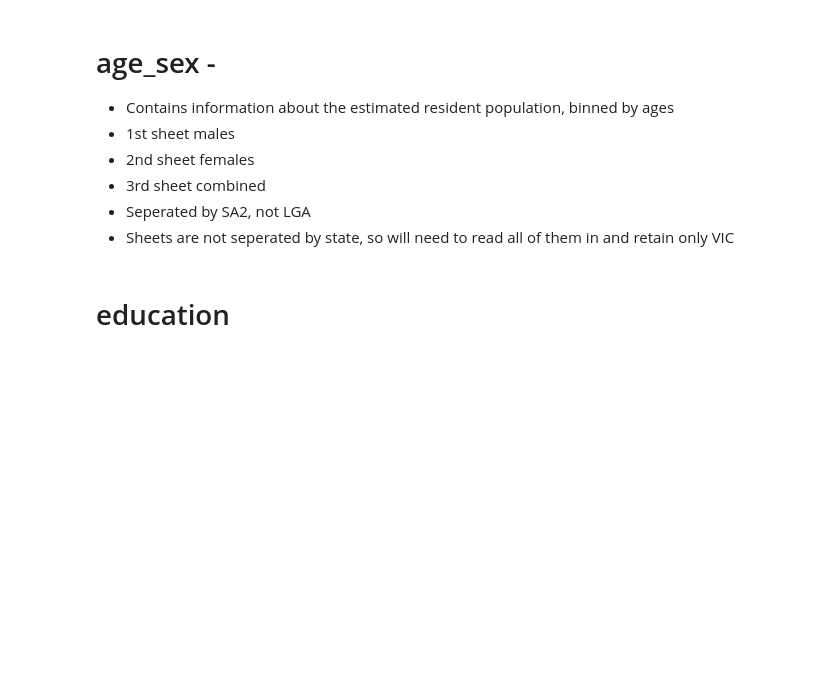
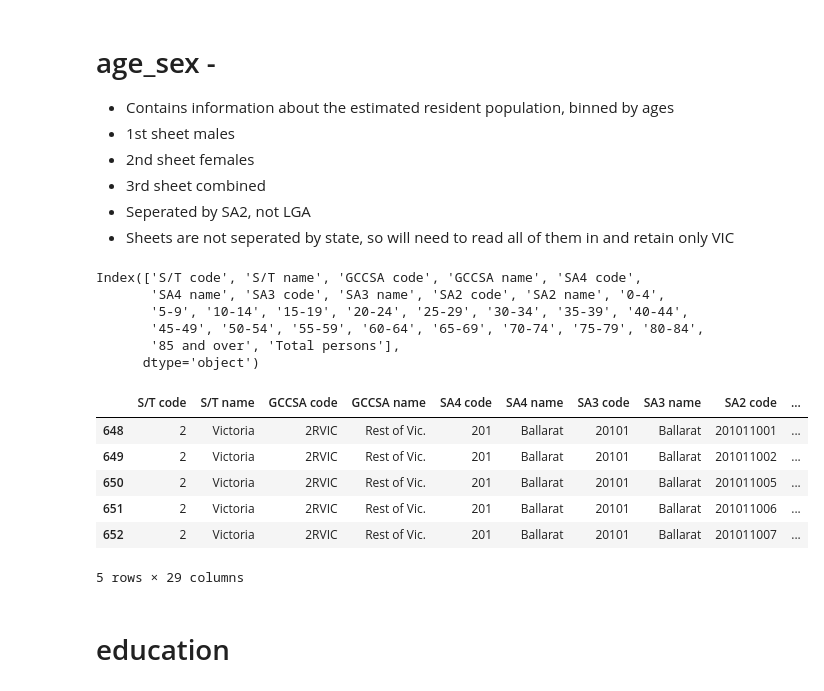
Before and after one commit to MAST30034-Applied-Data-Science/generic-real-estate-consulting-project-group-59, a Jupyter notebook: scripts/ABS_data.ipynb, the cells around one changed output. Cells and saved outputs as stored; diff of their text form; code cells hidden in the pictures; blank space fills up the shorter version.

```diff
--- a/scripts/ABS_data.ipynb
+++ b/scripts/ABS_data.ipynb
@@ -136,6 +136,25 @@ total_age.drop(total_age.index[[0,1]], inplace = True)
 male_vic = male_age.loc[male_age['S/T name'] == 'Victoria']
 female_vic = female_age.loc[female_age['S/T name'] == 'Victoria']
 total_vic = total_age.loc[total_age['S/T name'] == 'Victoria']
+# %%
+total_vic.columns
+# %% [output]
+Index(['S/T code', 'S/T name', 'GCCSA code', 'GCCSA name', 'SA4 code',
+       'SA4 name', 'SA3 code', 'SA3 name', 'SA2 code', 'SA2 name', '0-4',
+       '5-9', '10-14', '15-19', '20-24', '25-29', '30-34', '35-39', '40-44',
+       '45-49', '50-54', '55-59', '60-64', '65-69', '70-74', '75-79', '80-84',
+       '85 and over', 'Total persons'],
+      dtype='object')
+# %%
+total_vic.head()
+# %% [output]
+|  | S/T code | S/T name | GCCSA code | GCCSA name | SA4 code | SA4 name | SA3 code | SA3 name | SA2 code | ... |
+| 648 | 2 | Victoria | 2RVIC | Rest of Vic. | 201 | Ballarat | 20101 | Ballarat | 201011001 | ... |
+| 649 | 2 | Victoria | 2RVIC | Rest of Vic. | 201 | Ballarat | 20101 | Ballarat | 201011002 | ... |
+| 650 | 2 | Victoria | 2RVIC | Rest of Vic. | 201 | Ballarat | 20101 | Ballarat | 201011005 | ... |
+| 651 | 2 | Victoria | 2RVIC | Rest of Vic. | 201 | Ballarat | 20101 | Ballarat | 201011006 | ... |
+| 652 | 2 | Victoria | 2RVIC | Rest of Vic. | 201 | Ballarat | 20101 | Ballarat | 201011007 | ... |
+5 rows × 29 columns
 # %% [markdown]
 # education
 # %%
```
Also changed, not shown: 1 other file.
